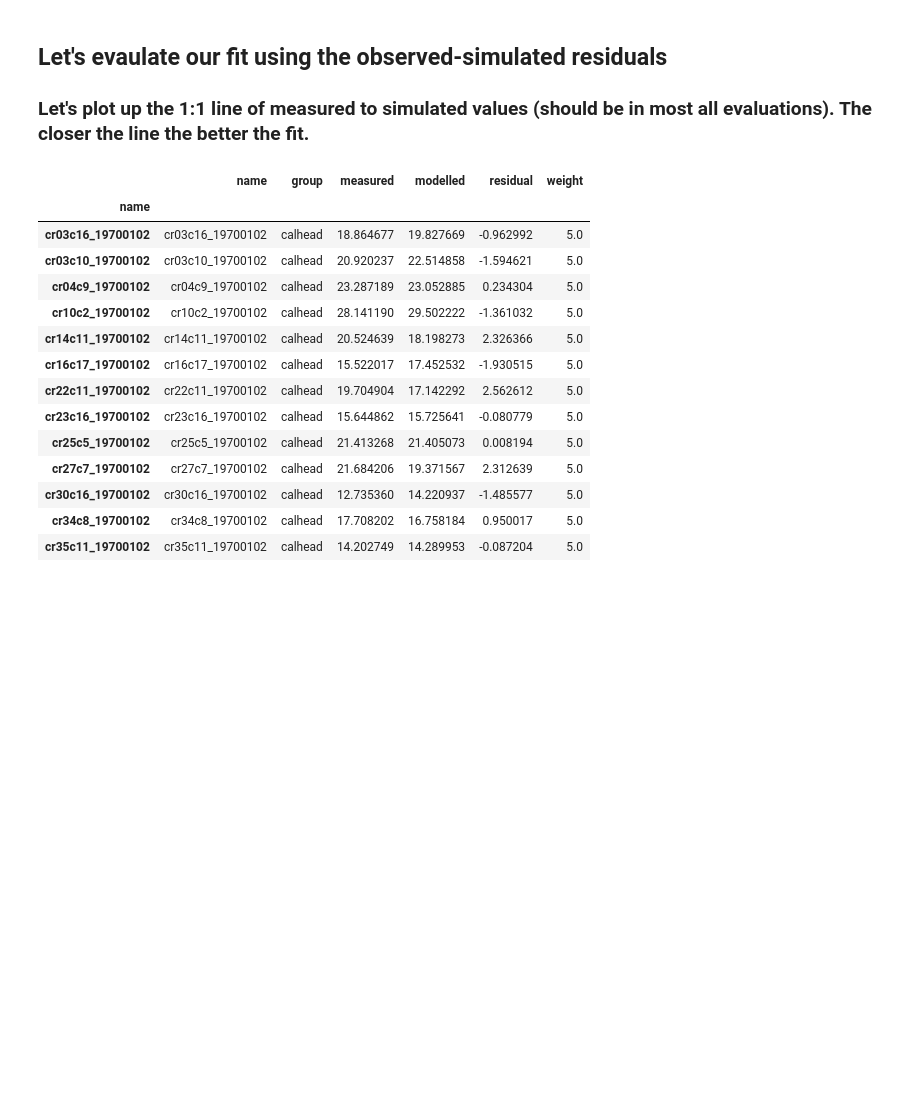
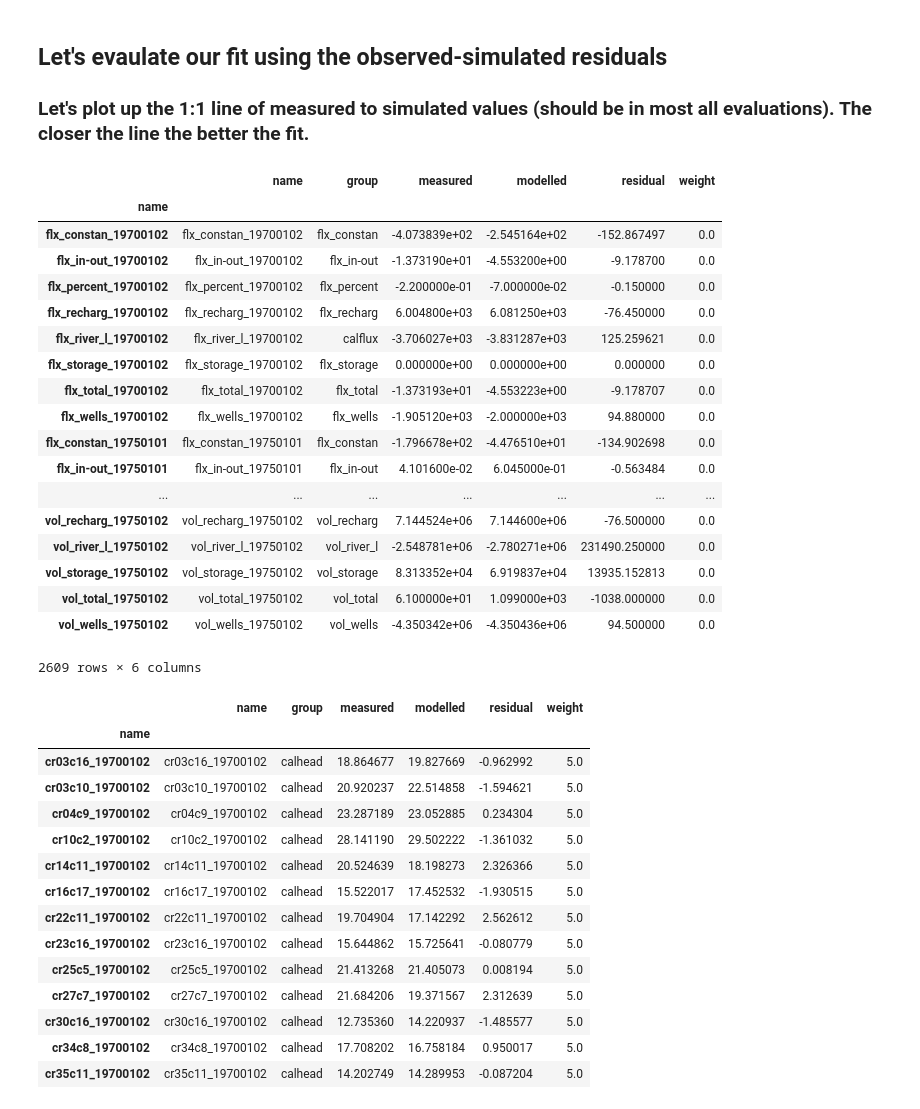
Before and after one commit to mnfienen/GW1876, a Jupyter notebook: activities/freyberg_k/freyberg_k.ipynb, the cells around one changed output. Cells and saved outputs as stored; diff of their text form; code cells hidden in the pictures; blank space fills up the shorter version.

```diff
--- a/activities/freyberg_k/freyberg_k.ipynb
+++ b/activities/freyberg_k/freyberg_k.ipynb
@@ -187,6 +187,29 @@ PEST and PEST++ will quit the parameter estimation process if one of these 4 con
 ##  Let's evaulate our fit using the observed-simulated residuals
 
 ### Let's plot up the 1:1 line of measured to simulated values (should be in most all evaluations). The closer the line the better the fit.
+# %%
+pst = pyemu.Pst(os.path.join(working_dir,pst_name))
+pst.res
+# %% [output]
+|  | name | group | measured | modelled | residual | weight |
+| name |  |  |  |  |  |  |
+| flx_constan_19700102 | flx_constan_19700102 | flx_constan | -4.073839e+02 | -2.545164e+02 | -152.867497 | 0.0 |
+| flx_in-out_19700102 | flx_in-out_19700102 | flx_in-out | -1.373190e+01 | -4.553200e+00 | -9.178700 | 0.0 |
+| flx_percent_19700102 | flx_percent_19700102 | flx_percent | -2.200000e-01 | -7.000000e-02 | -0.150000 | 0.0 |
+| flx_recharg_19700102 | flx_recharg_19700102 | flx_recharg | 6.004800e+03 | 6.081250e+03 | -76.450000 | 0.0 |
+| flx_river_l_19700102 | flx_river_l_19700102 | calflux | -3.706027e+03 | -3.831287e+03 | 125.259621 | 0.0 |
+| flx_storage_19700102 | flx_storage_19700102 | flx_storage | 0.000000e+00 | 0.000000e+00 | 0.000000 | 0.0 |
+| flx_total_19700102 | flx_total_19700102 | flx_total | -1.373193e+01 | -4.553223e+00 | -9.178707 | 0.0 |
+| flx_wells_19700102 | flx_wells_19700102 | flx_wells | -1.905120e+03 | -2.000000e+03 | 94.880000 | 0.0 |
+| flx_constan_19750101 | flx_constan_19750101 | flx_constan | -1.796678e+02 | -4.476510e+01 | -134.902698 | 0.0 |
+| flx_in-out_19750101 | flx_in-out_19750101 | flx_in-out | 4.101600e-02 | 6.045000e-01 | -0.563484 | 0.0 |
+| ... | ... | ... | ... | ... | ... | ... |
+| vol_recharg_19750102 | vol_recharg_19750102 | vol_recharg | 7.144524e+06 | 7.144600e+06 | -76.500000 | 0.0 |
+| vol_river_l_19750102 | vol_river_l_19750102 | vol_river_l | -2.548781e+06 | -2.780271e+06 | 231490.250000 | 0.0 |
+| vol_storage_19750102 | vol_storage_19750102 | vol_storage | 8.313352e+04 | 6.919837e+04 | 13935.152813 | 0.0 |
+| vol_total_19750102 | vol_total_19750102 | vol_total | 6.100000e+01 | 1.099000e+03 | -1038.000000 | 0.0 |
+| vol_wells_19750102 | vol_wells_19750102 | vol_wells | -4.350342e+06 | -4.350436e+06 | 94.500000 | 0.0 |
+2609 rows × 6 columns
 # %%
 pst = pyemu.Pst(os.path.join(working_dir,pst_name))
 res_nz = pst.res.loc[pst.nnz_obs_names,:]
```
Also changed, not shown: parts of 7 cells of this notebook, 2 other files.
